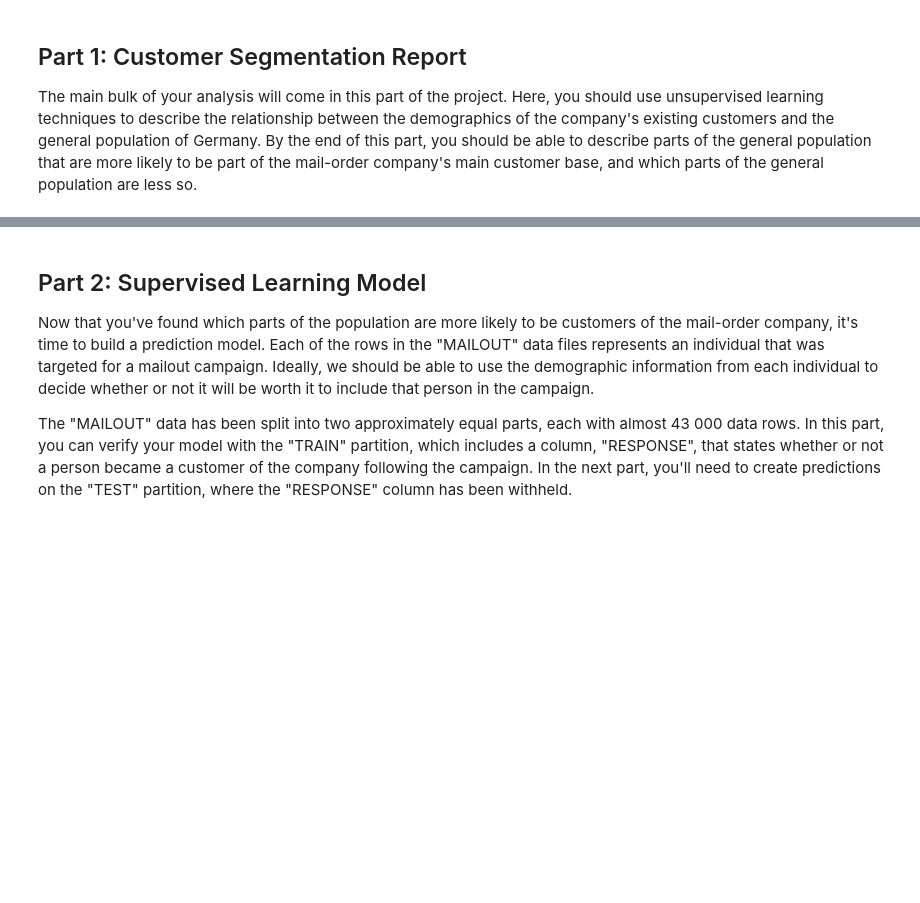
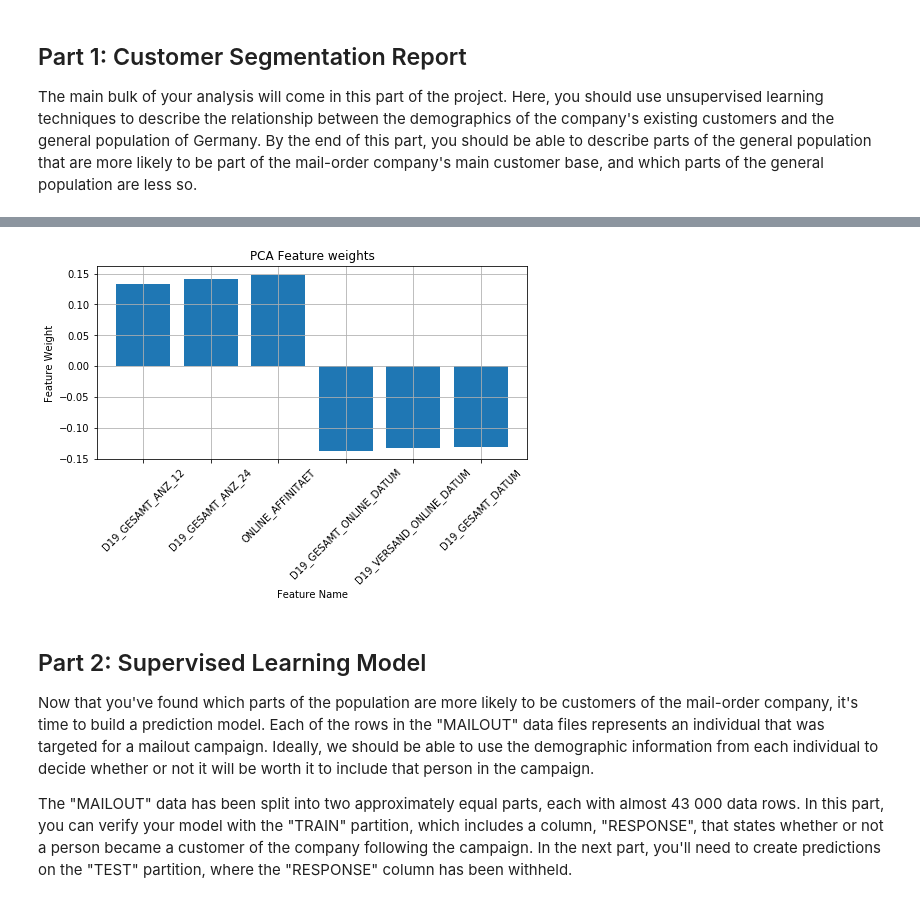
Before and after one commit to pranaymodukuru/Bertelsmann-Arvato-customer-segmentation, a Jupyter notebook: Arvato Project Workbook.ipynb, the cells around one changed output, grey strips where cells are left out. Saved outputs shown, nothing was run; the diff lists cells and outputs as text; code cells hidden in the pictures; blank space fills up the shorter version.

```diff
--- a/Arvato Project Workbook.ipynb
+++ b/Arvato Project Workbook.ipynb
@@ -812,3 +1100,7 @@ The main bulk of your analysis will come in this part of the project. Here, you
+# %%
+model_utils.plot_feature_weights(azdias, pca_azdias, 1, 3)
+# %% [output]
+[figure, added]
 # %% [markdown]
 ## Part 2: Supervised Learning Model
 
```
Also changed, not shown: parts of 39 cells of this notebook, 3 other files.
